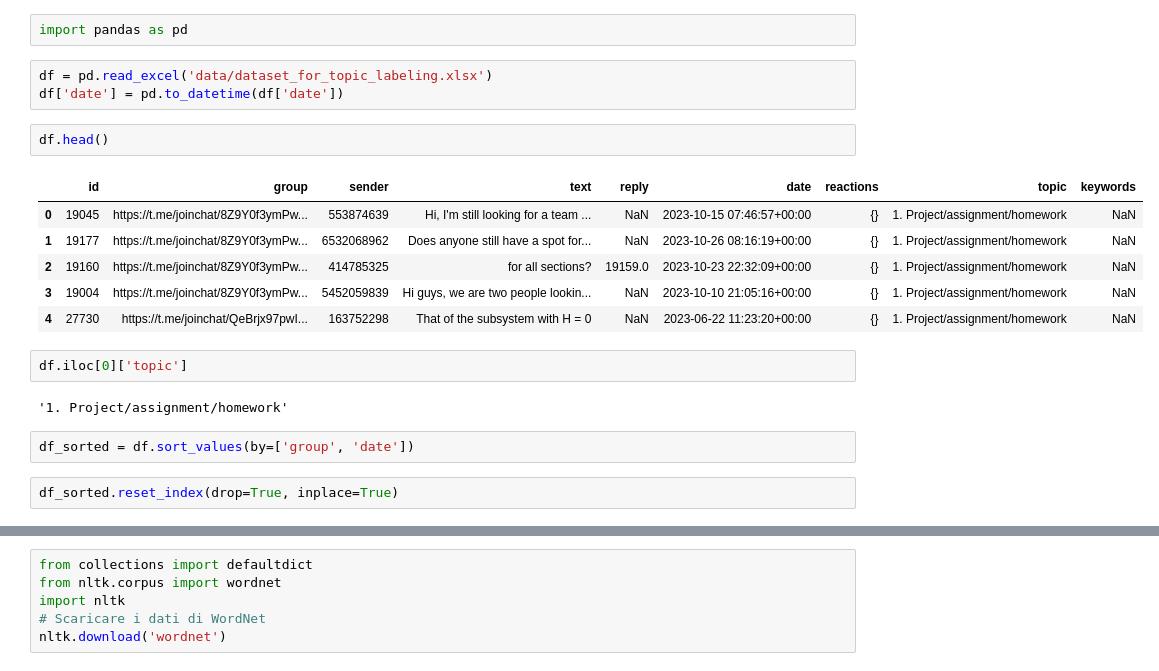
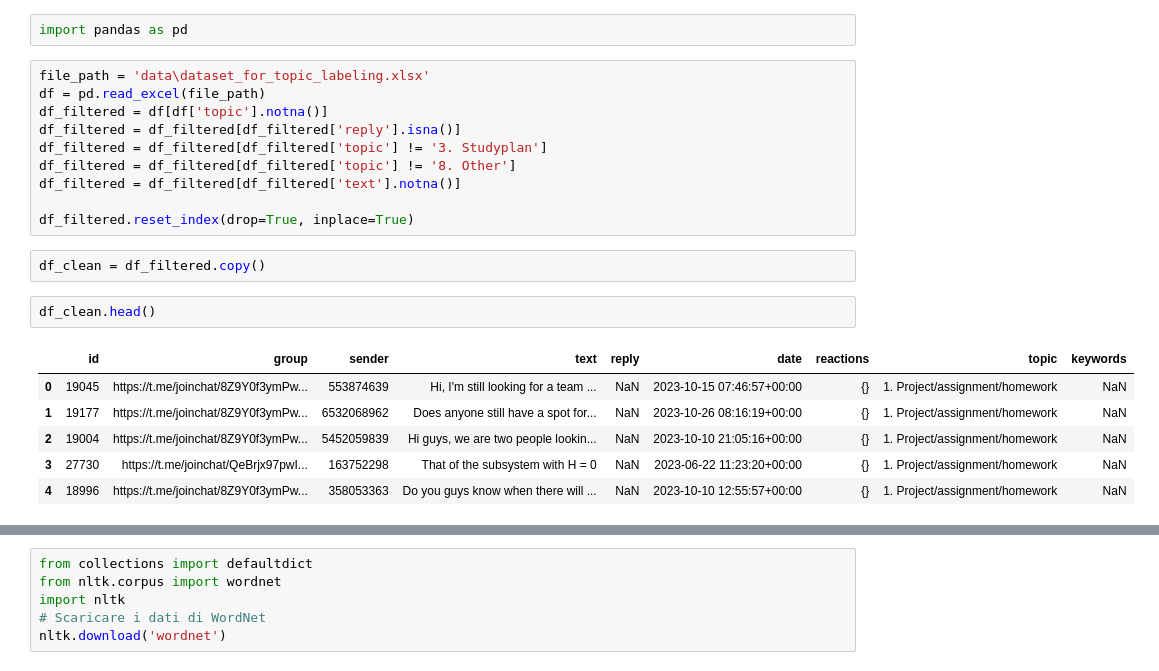
Before and after one commit to amirmosio/telegram-event-detection, a Jupyter notebook: cosine_similarities_works/cos_sim_topic_classification.ipynb, the cells around one changed output, grey strips where cells are left out. Cells and saved outputs as stored; diff of their text form.

```diff
--- a/cosine_similarities_works/cos_sim_topic_classification.ipynb
+++ b/cosine_similarities_works/cos_sim_topic_classification.ipynb
@@ -4,23 +4,24 @@
 ## Dataset
 # %%
 import pandas as pd
-# %%
-df = pd.read_excel('data/dataset_for_topic_labeling.xlsx')
-df['date'] = pd.to_datetime(df['date'])
+# %%
+file_path = 'data\dataset_for_topic_labeling.xlsx'
+df = pd.read_excel(file_path)
+df_filtered = df[df['topic'].notna()]
+df_filtered = df_filtered[df_filtered['reply'].isna()]
+df_filtered = df_filtered[df_filtered['topic'] != '3. Studyplan']
+df_filtered = df_filtered[df_filtered['topic'] != '8. Other']
+df_filtered = df_filtered[df_filtered['text'].notna()]
+
+df_filtered.reset_index(drop=True, inplace=True)
+# %%
+df_clean = df_filtered.copy()
 # %%
-df.head()
+df_clean.head()
 # %% [output]
 |  | id | group | sender | text | reply | date | reactions | topic | keywords |
 | 0 | 19045 | https://t.me/joinchat/8Z9Y0f3ymPw... | 553874639 | Hi, I'm still looking for a team ... | NaN | 2023-10-15 07:46:57+00:00 | {} | 1. Project/assignment/homework | NaN |
 | 1 | 19177 | https://t.me/joinchat/8Z9Y0f3ymPw... | 6532068962 | Does anyone still have a spot for... | NaN | 2023-10-26 08:16:19+00:00 | {} | 1. Project/assignment/homework | NaN |
-| 2 | 19160 | https://t.me/joinchat/8Z9Y0f3ymPw... | 414785325 | for all sections? | 19159.0 | 2023-10-23 22:32:09+00:00 | {} | 1. Project/assignment/homework | NaN |
-| 3 | 19004 | https://t.me/joinchat/8Z9Y0f3ymPw... | 5452059839 | Hi guys, we are two people lookin... | NaN | 2023-10-10 21:05:16+00:00 | {} | 1. Project/assignment/homework | NaN |
-| 4 | 27730 | https://t.me/joinchat/QeBrjx97pwI... | 163752298 | That of the subsystem with H = 0 | NaN | 2023-06-22 11:23:20+00:00 | {} | 1. Project/assignment/homework | NaN |
+| 2 | 19004 | https://t.me/joinchat/8Z9Y0f3ymPw... | 5452059839 | Hi guys, we are two people lookin... | NaN | 2023-10-10 21:05:16+00:00 | {} | 1. Project/assignment/homework | NaN |
+| 3 | 27730 | https://t.me/joinchat/QeBrjx97pwI... | 163752298 | That of the subsystem with H = 0 | NaN | 2023-06-22 11:23:20+00:00 | {} | 1. Project/assignment/homework | NaN |
+| 4 | 18996 | https://t.me/joinchat/8Z9Y0f3ymPw... | 358053363 | Do you guys know when there will ... | NaN | 2023-10-10 12:55:57+00:00 | {} | 1. Project/assignment/homework | NaN |
-# %%
-df.iloc[0]['topic']
-# %% [output]
-'1. Project/assignment/homework'
-# %%
-df_sorted = df.sort_values(by=['group', 'date'])
-# %%
-df_sorted.reset_index(drop=True, inplace=True)
```
Also changed, not shown: parts of 18 cells of this notebook, 26 other files.
